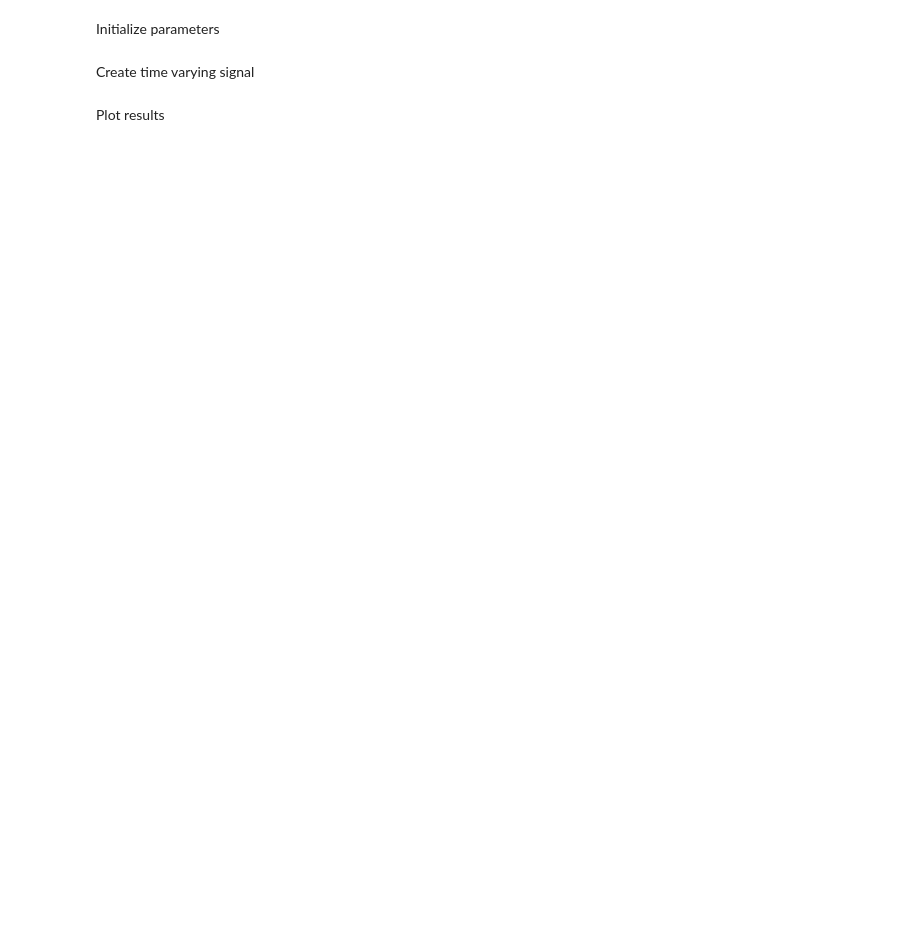
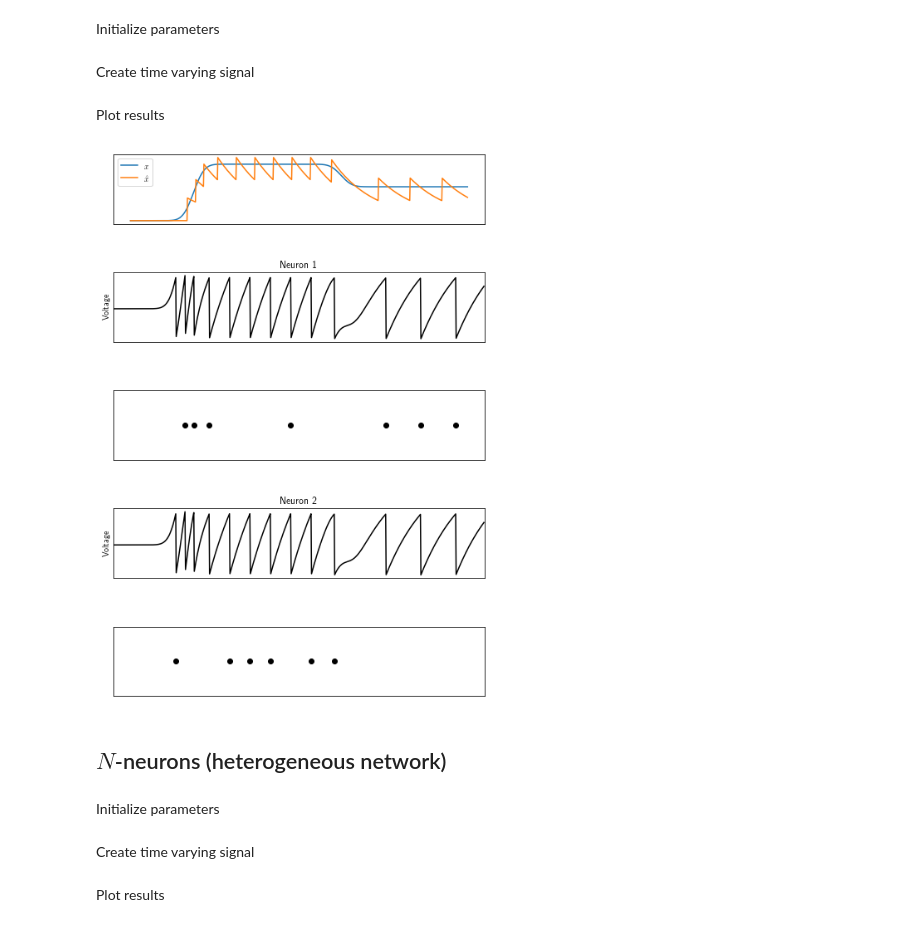
Before and after one commit to ABra1993/LisbonLab, a Jupyter notebook: CSM.ipynb, the cells around one changed output. Cells and saved outputs as stored; diff of their text form; code cells hidden in the pictures; blank space fills up the shorter version.

```diff
--- a/CSM.ipynb
+++ b/CSM.ipynb
@@ -150,23 +166,25 @@ c = smooth[:-1] + dxdt
 # %%
-for t in range(1, iterations):
+def run_homogeneous():
 
-    # update input estimate
-    dxestdt = -x_est[t - 1] + np.dot(weight, o[:, t - 1])
-    x_est[t] = x_est[t - 1] + dt * dxestdt
+    for t in range(1, iterations):
 
-    # update voltages
-    dVdt = -voltage[:, t - 1] + weight * c[t - 1] - np.dot((weight ** 2), o[:, t - 1])
-    voltage[:, t] = voltage[:, t - 1] + dt * dVdt
+        # update input estimate
+        dxestdt = -x_est[t - 1] + np.dot(weight, o[:, t - 1])
+        x_est[t] = x_est[t - 1] + dt * dxestdt
 
-    above_threshold = np.where(voltage[:, t] > T)
+        # update voltages
+        dVdt = -voltage[:, t - 1] + weight * c[t - 1] - np.dot((weight ** 2) + mu, o[:, t - 1])
+        voltage[:, t] = voltage[:, t - 1] + dt * dVdt
 
-    # reset neuron when threshold is exceeded
-    if len(above_threshold[0]) > 0:
+        above_threshold = np.where(voltage[:, t] > T)
 
-        # select random neuron who's voltage is above threshold
-        spike_neuron = np.random.randint(0, len(above_threshold[0]))
+        # reset neuron when threshold is exceeded
+        if len(above_threshold[0]) > 0:
 
-        # update spikes
-        o[spike_neuron, t] = 1/dt
+            # select random neuron who's voltage is above threshold
+            spike_neuron = np.random.randint(0, len(above_threshold[0]))
+
+            # update spikes
+            o[spike_neuron, t] = 1/dt
 # %% [markdown]
 Plot results
@@ -172,0 +240,17 @@ Plot results
+# %%
+N = 2
+dt = 0.01
+iterations = 800
+gamma = 2
+mu = 0.3 #regularization
+
+t, x_est, o, voltage, weight, T, spike, t_spike = initialize_params_homogeneous(N, dt, iterations, gamma, mu)
+x,c = TVS_homogeneous()
+run_homogeneous()
+plot_homogeneous()
+# %% [output]
+[figure, added]
+# %% [markdown]
+## $\textit{N}$-neurons (heterogeneous network)
+# %% [markdown]
+Initialize parameters
@@ -172,0 +279,2 @@ Plot results
+# %% [markdown]
+Create time varying signal
@@ -173 +324,3 @@ Plot results
+# %% [markdown]
+Plot results
 # %%
```
Also changed, not shown: parts of 17 cells of this notebook, 2 other files.
